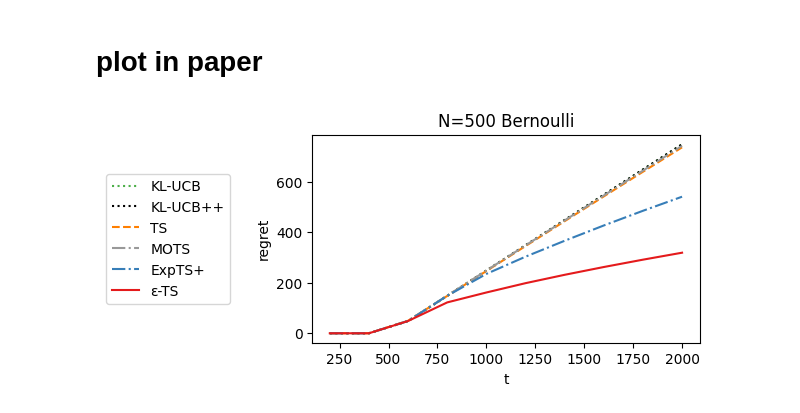
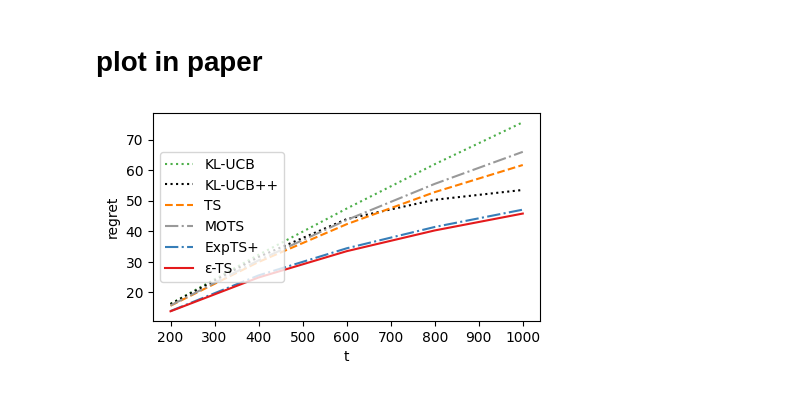
Before and after one commit to xianglinyang/TS, a Jupyter notebook: rebuttal_plot.ipynb, the cells around one changed output. Saved outputs shown, nothing was run; the diff lists cells and outputs as text; code cells hidden in the pictures.

```diff
--- a/rebuttal_plot.ipynb
+++ b/rebuttal_plot.ipynb
@@ -144,8 +144,8 @@ linestyles = {
     "TSGreedy":"solid"
 }
 # %%
-N = 500
-T = 2*pow(10,3)
+N = 10
+T = pow(10,3)
 # N = 10
 # T = pow(10, 3)
 DISTRIBUTION = "Bernoulli"
@@ -171,30 +171,30 @@ PROBS = {
 # %%
 # Note that even in the OO-style, we use `.pyplot.figure` to create the Figure.
 fig, ax = plt.subplots(figsize=(5, 2.7))
 for BASELINE in BASELINES:
     if BASELINE == "MOTS":
         if DISTRIBUTION in ["Gamma", "Poisson"]:
             continue
     PROB = PROBS[BASELINE]
     REPEAT = REPEAT_T[BASELINE][1]
     data = load_avg(BASELINE, N, DISTRIBUTION, PROB,T, REPEAT)
 
     means = data.mean(axis=0)
     ax.plot(record_time, means, label="{}".format(NAME_IN_PLOT[BASELINE]), color=colormap[BASELINE], linestyle=linestyles[BASELINE])
 
     # percentile_5 = np.percentile(data, 5, axis=0)
     # percentile_95 = np.percentile(data, 95, axis=0)
     # ax.fill_between(record_time, percentile_5, percentile_95, color=colormap[BASELINE], alpha=0.2)
 
 
 ax.set_xlabel('t')  # Add an x-label to the axes.
 ax.set_ylabel('regret')  # Add a y-label to the axes.
-ax.set_title(f'N={N} {DISTRIBUTION}')  # Add a title to the axes.
-ax.legend(loc="center left",ncol=1, bbox_to_anchor=(-0.55, 0.5), bbox_transform=ax.transAxes)  # Add a legend.
+# ax.set_title(f'N={N} {DISTRIBUTION}')  # Add a title to the axes.
+ax.legend(loc="center left",ncol=1, bbox_to_anchor=(0, 0.5), bbox_transform=ax.transAxes)  # Add a legend.
 plt.savefig("rebuttal_plot_results/{}_{}.pdf".format(N, DISTRIBUTION),
     dpi=300,
     bbox_inches="tight",
     pad_inches=0.0,
     )
 # %% [output]
-[figure, old version]
+[figure, new version]
```
Also changed, not shown: 1 other file.
